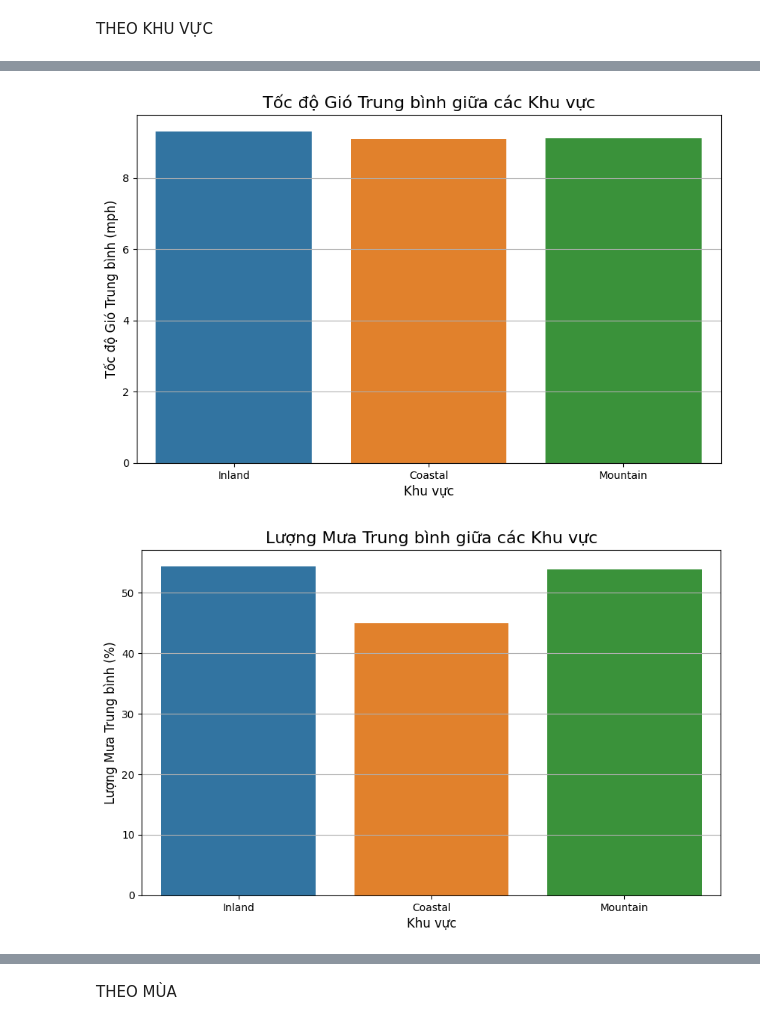
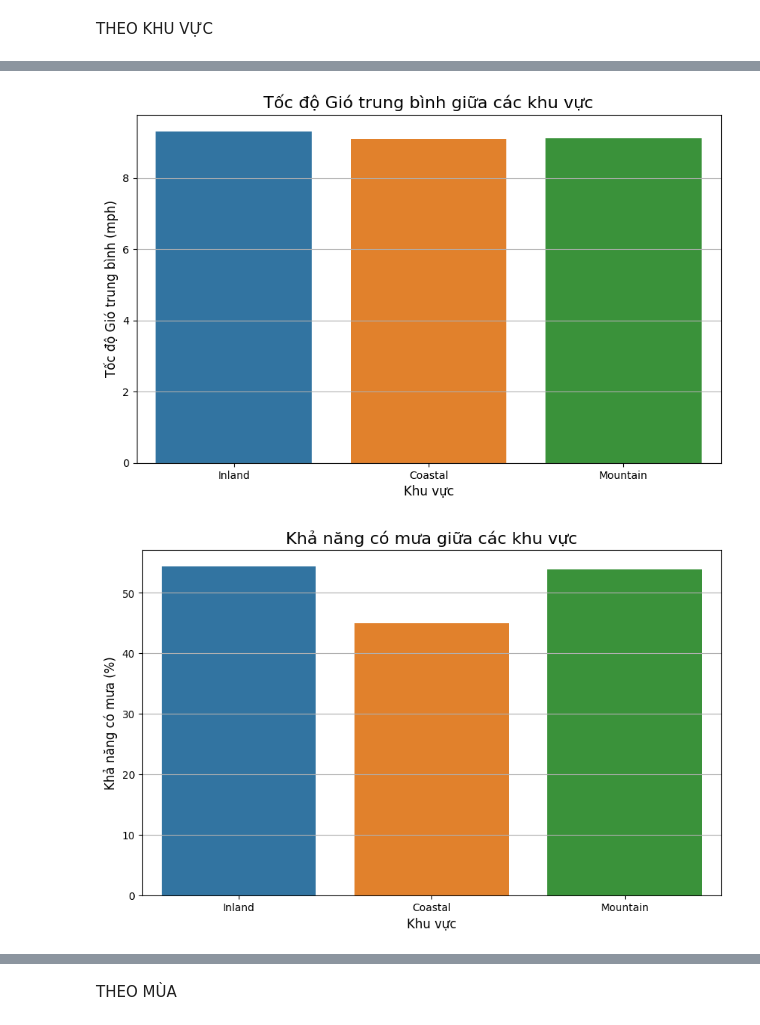
Before and after one commit to 1105trxc/DoAnPython, a Jupyter notebook: VeBieuDo/tongHop.ipynb, the cells around one changed output, grey strips where cells are left out. Saved outputs shown, nothing was run; the diff lists cells and outputs as text; code cells hidden in the pictures.

```diff
--- a/VeBieuDo/tongHop.ipynb
+++ b/VeBieuDo/tongHop.ipynb
@@ -29,9 +29,9 @@ def add_value_labels(ax):
 # Vẽ Bar Plot cho nhiệt độ theo khu vực
 plt.figure(figsize=(10, 6))
 ax = sns.barplot(data=data, x='Location', y='Temperature (°C)', errorbar=None, hue='Location', legend=False)
-plt.title('Nhiệt độ Trung bình giữa các Khu vực', fontsize=16)
+plt.title('Nhiệt độ trung bình giữa các khu vực', fontsize=16)
 plt.xlabel('Khu vực', fontsize=12)
-plt.ylabel('Nhiệt độ Trung bình (°C)', fontsize=12)
+plt.ylabel('Nhiệt độ trung bình  (°C)', fontsize=12)
 plt.grid(axis='y')
 add_value_labels(ax)
 plt.show()
@@ -39,9 +39,9 @@ plt.show()
 # Vẽ Bar Plot cho tốc độ gió theo khu vực
 plt.figure(figsize=(10, 6))
 ax = sns.barplot(data=data, x='Location', y='Wind Speed (mph)', errorbar=None, hue='Location', legend=False)
-plt.title('Tốc độ Gió Trung bình giữa các Khu vực', fontsize=16)
+plt.title('Tốc độ Gió trung bình giữa các khu vực', fontsize=16)
 plt.xlabel('Khu vực', fontsize=12)
-plt.ylabel('Tốc độ Gió Trung bình (mph)', fontsize=12)
+plt.ylabel('Tốc độ Gió trung bình (mph)', fontsize=12)
 plt.grid(axis='y')
 add_value_labels(ax)
 plt.show()
@@ -49,9 +49,9 @@ plt.show()
 # Vẽ Bar Plot cho lượng mưa theo khu vực
 plt.figure(figsize=(10, 6))
 ax = sns.barplot(data=data, x='Location', y='Precipitation (%)', errorbar=None, hue='Location', legend=False)
-plt.title('Lượng Mưa Trung bình giữa các Khu vực', fontsize=16)
+plt.title('Khả năng có mưa giữa các khu vực', fontsize=16)
 plt.xlabel('Khu vực', fontsize=12)
-plt.ylabel('Lượng Mưa Trung bình (%)', fontsize=12)
+plt.ylabel('Khả năng có mưa (%)', fontsize=12)
 plt.grid(axis='y')
 add_value_labels(ax)
 plt.show()
@@ -59,9 +59,9 @@ plt.show()
 # Vẽ Bar Plot cho độ ẩm theo khu vực
 plt.figure(figsize=(10, 6))
 ax = sns.barplot(data=data, x='Location', y='Humidity (%)', errorbar=None, hue='Location', legend=False)
-plt.title('Độ ẩm Trung bình giữa các Khu vực', fontsize=16)
+plt.title('Độ ẩm trung bình giữa các khu vực', fontsize=16)
 plt.xlabel('Khu vực', fontsize=12)
-plt.ylabel('Độ ẩm Trung bình (%)', fontsize=12)
+plt.ylabel('Độ ẩm trung bình (%)', fontsize=12)
 plt.grid(axis='y')
 add_value_labels(ax)
 plt.show()
@@ -72,7 +72,7 @@ plt.figure(figsize=(8, 6))
 ax = sns.lineplot(data=uv_location, x='Location', y='UV Index', marker='o', color='orange', linewidth=2.5)
 plt.title('Biến động chỉ số UV giữa các khu vực', fontsize=16)
 plt.xlabel('Khu vực', fontsize=12)
-plt.ylabel('Chỉ số UV trung bình', fontsize=12)
+plt.ylabel('Chỉ số UV trung bình  ', fontsize=12)
 plt.grid(True)
 add_value_labels(ax)
 plt.tight_layout()  # Điều chỉnh không gian giữa các nhãn
@@ -82,3 +82,3 @@ plt.show()
 [figure]
-[figure, old version]
+[figure, new version]
 [figure]
```
Also changed, not shown: parts of 2 cells of this notebook, 1 other file.
